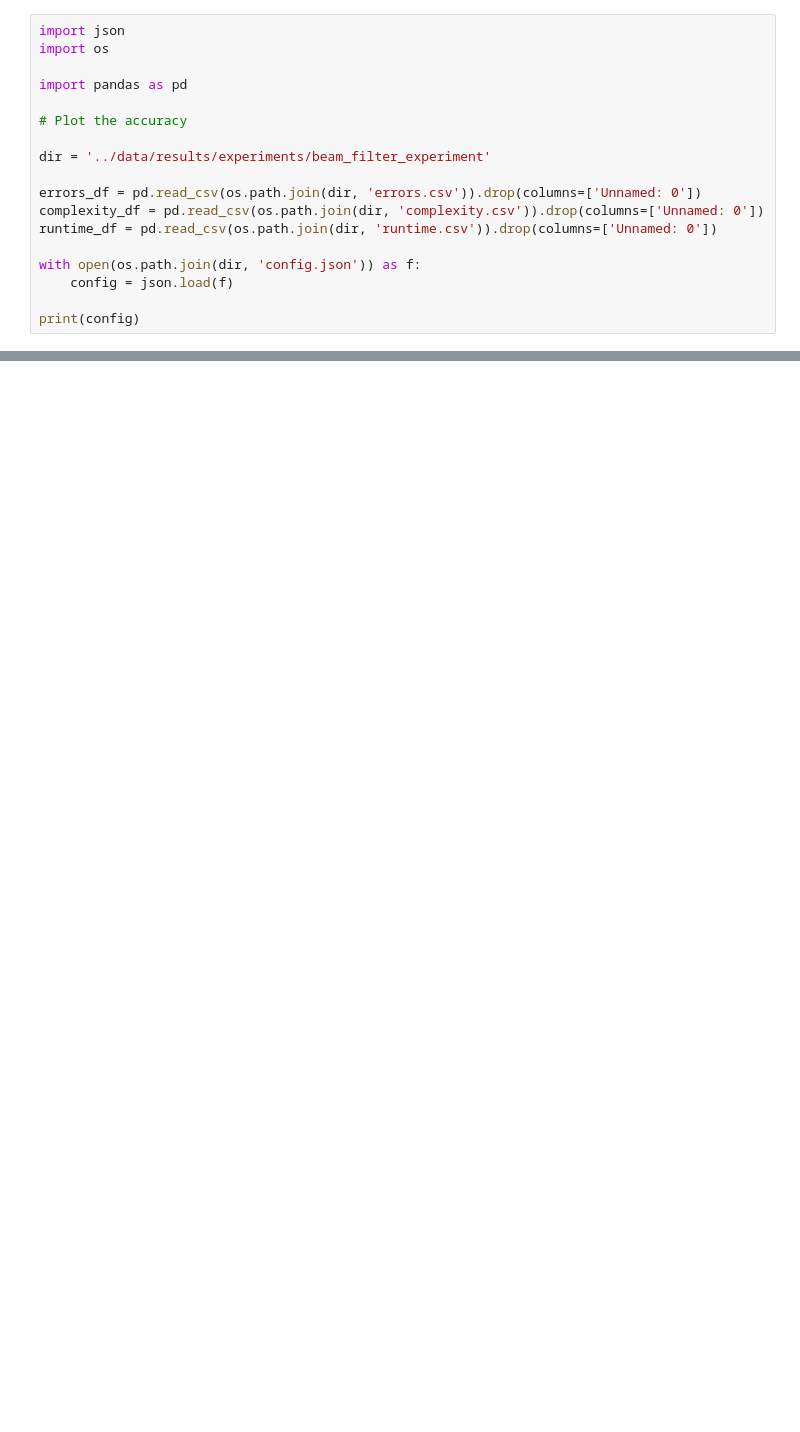
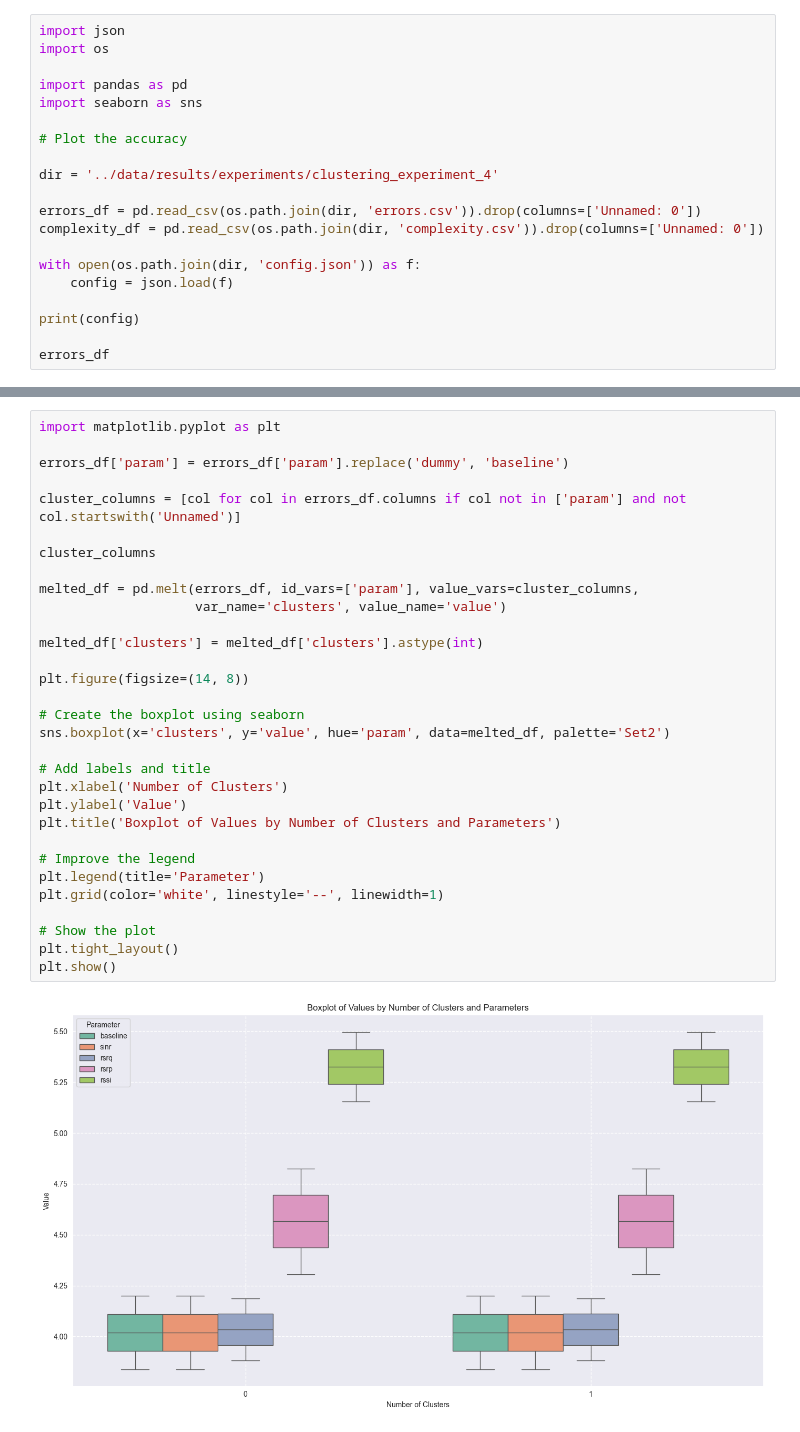
Before and after one commit to Andreas-Espelund/5G_localization, a Jupyter notebook: plotting/plot_clustering.ipynb, the cells around one changed output, grey strips where cells are left out. Saved outputs shown, nothing was run; the diff lists cells and outputs as text; blank space fills up the shorter version.

```diff
--- a/plotting/plot_clustering.ipynb
+++ b/plotting/plot_clustering.ipynb
@@ -3,17 +3,19 @@ import json
 import os
 
 import pandas as pd
+import seaborn as sns
 
 # Plot the accuracy
 
-dir = '../data/results/experiments/beam_filter_experiment'
+dir = '../data/results/experiments/clustering_experiment_4'
 
 errors_df = pd.read_csv(os.path.join(dir, 'errors.csv')).drop(columns=['Unnamed: 0'])
 complexity_df = pd.read_csv(os.path.join(dir, 'complexity.csv')).drop(columns=['Unnamed: 0'])
-runtime_df = pd.read_csv(os.path.join(dir, 'runtime.csv')).drop(columns=['Unnamed: 0'])
 
 with open(os.path.join(dir, 'config.json')) as f:
     config = json.load(f)
 
 print(config)
+
+errors_df
 # %% [output]
@@ -21,3 +34,36 @@ print(config)
+# %%
+import matplotlib.pyplot as plt
+
+errors_df['param'] = errors_df['param'].replace('dummy', 'baseline')
+
+cluster_columns = [col for col in errors_df.columns if col not in ['param'] and not col.startswith('Unnamed')]
+
+cluster_columns
+
+melted_df = pd.melt(errors_df, id_vars=['param'], value_vars=cluster_columns,
+                    var_name='clusters', value_name='value')
+
+melted_df['clusters'] = melted_df['clusters'].astype(int)
+
+plt.figure(figsize=(14, 8))
+
+# Create the boxplot using seaborn
+sns.boxplot(x='clusters', y='value', hue='param', data=melted_df, palette='Set2')
+
+# Add labels and title
+plt.xlabel('Number of Clusters')
+plt.ylabel('Value')
+plt.title('Boxplot of Values by Number of Clusters and Parameters')
+
+# Improve the legend
+plt.legend(title='Parameter')
+plt.grid(color='white', linestyle='--', linewidth=1)
+
+# Show the plot
+plt.tight_layout()
+plt.show()
+# %% [output]
+[figure, added]
 # %%
 
 from scripts.plotting import make_boxplot
```
Also changed, not shown: parts of 2 cells of this notebook, 7 other files.
